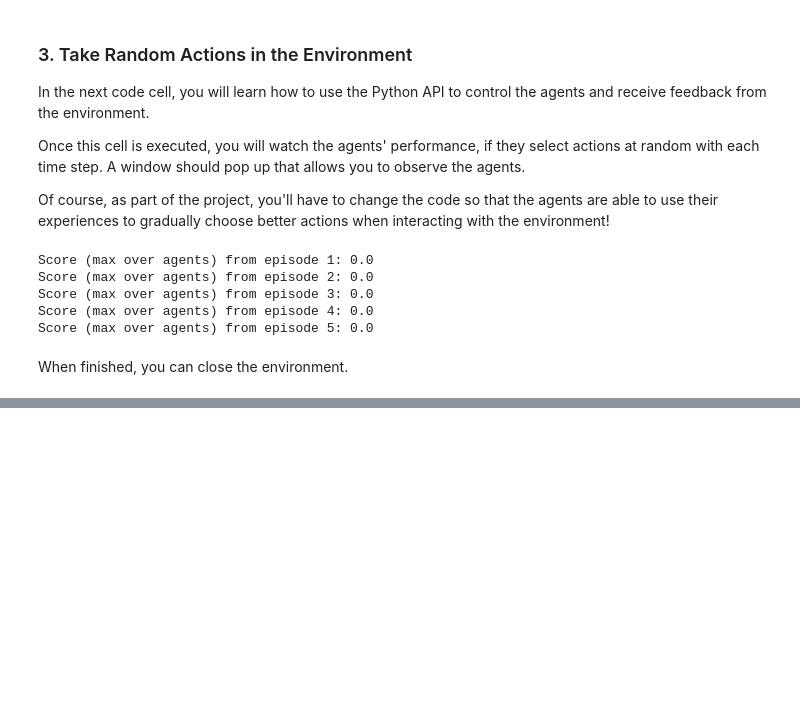
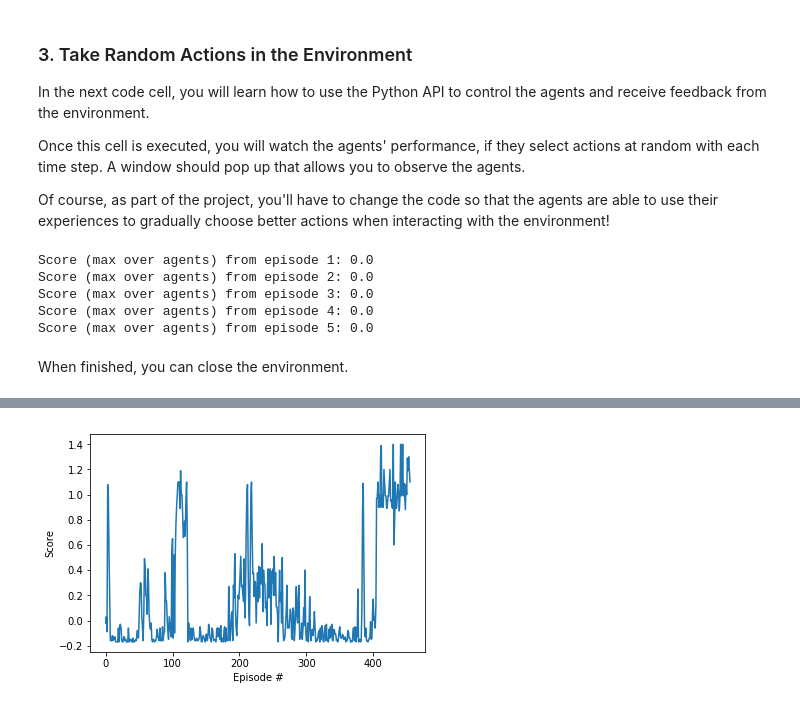
Before and after one commit to slavomatas/ma_collab-compet, a Jupyter notebook: Tennis.ipynb, the cells around one changed output, grey strips where cells are left out. Cells and saved outputs as stored; diff of their text form; code cells hidden in the pictures; blank space fills up the shorter version.

```diff
--- a/Tennis.ipynb
+++ b/Tennis.ipynb
@@ -128,0 +124,14 @@ env_info = env.reset(train_mode=True)[brain_name]
+# %%
+import os
+import numpy as np
+import torch
+import matplotlib.pyplot as plt
+
+from collections import deque
+from agent import MADDPG
+from buffer import ReplayBuffer
+from utils import transpose_list, transpose_to_tensor
+from unityagents import UnityEnvironment
+
+BUFFER_SIZE = 100000  # replay buffer size
+BATCH_SIZE = 1024 # minibatch size
@@ -128,0 +290,2 @@ env_info = env.reset(train_mode=True)[brain_name]
+# %%
+scores = train()
@@ -128,0 +330,10 @@ env_info = env.reset(train_mode=True)[brain_name]
+# %%
+# plot the scores
+fig = plt.figure()
+# ax = fig.add_subplot(111)
+plt.plot(np.arange(len(scores)), scores)
+plt.ylabel('Score')
+plt.xlabel('Episode #')
+plt.show()
+# %% [output]
+[figure, added]
```
Also changed, not shown: parts of 4 cells of this notebook, 3 other files.
